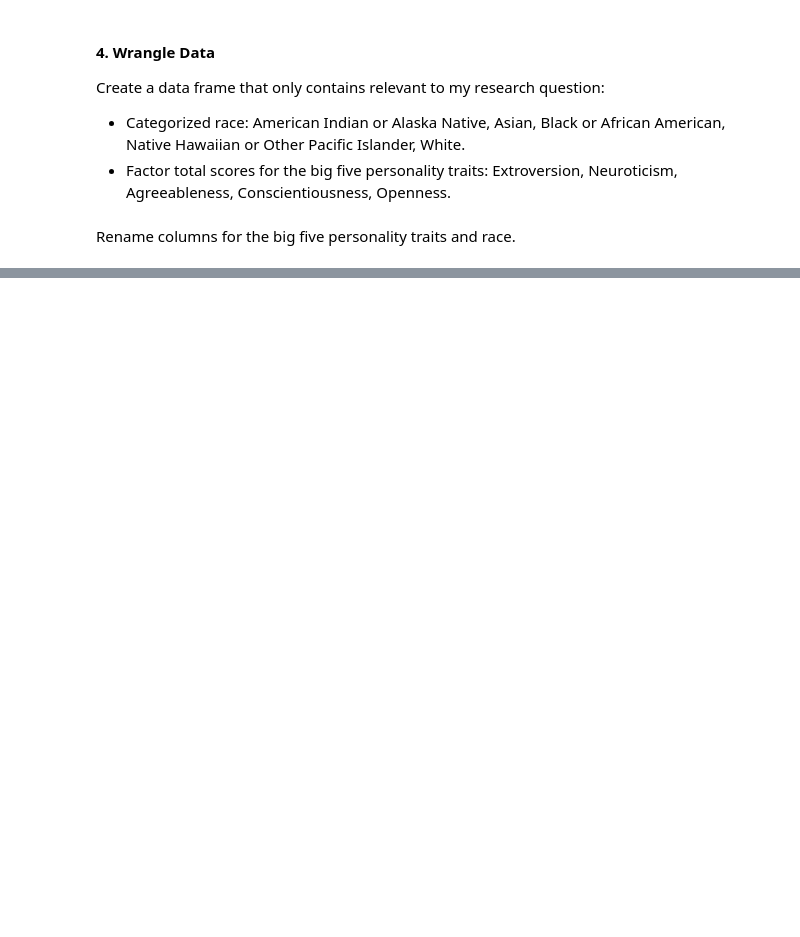
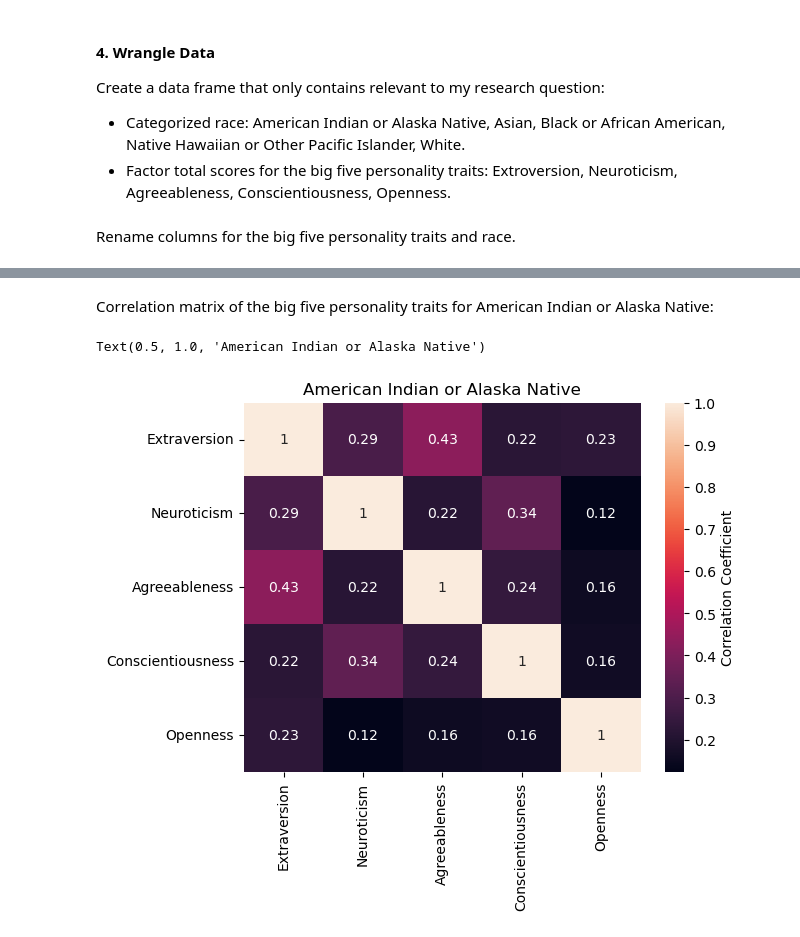
Before and after one commit to ubco-W2022T1-cosc301/project-group23, a Jupyter notebook: notebooks/analysis3.ipynb, the cells around one changed output, grey strips where cells are left out. Drawn from its saved outputs; the diff is of its cells as text; code cells hidden in the pictures; blank space fills up the shorter version.

```diff
--- a/notebooks/analysis3.ipynb
+++ b/notebooks/analysis3.ipynb
@@ -372,0 +426,11 @@ df_cleaned = df_cleaned.replace({'Race':4}, 'White')
+# %% [markdown]
+Correlation matrix of the big five personality traits for American Indian or Alaska Native:
+# %%
+df_cleaned_american = df_cleaned[df_cleaned['Race'] == 'American Indian or Alaska Native']
+df_corr_american = df_cleaned_american.corr()
+ax = plt.axes()
+sns.heatmap(df_corr_american, ax=ax, annot=True, cbar_kws={'label':'Correlation Coefficient'})
+ax.set_title('American Indian or Alaska Native')
+# %% [output]
+Text(0.5, 1.0, 'American Indian or Alaska Native')
+[figure, added]
```
Also changed, not shown: parts of 35 cells of this notebook.
